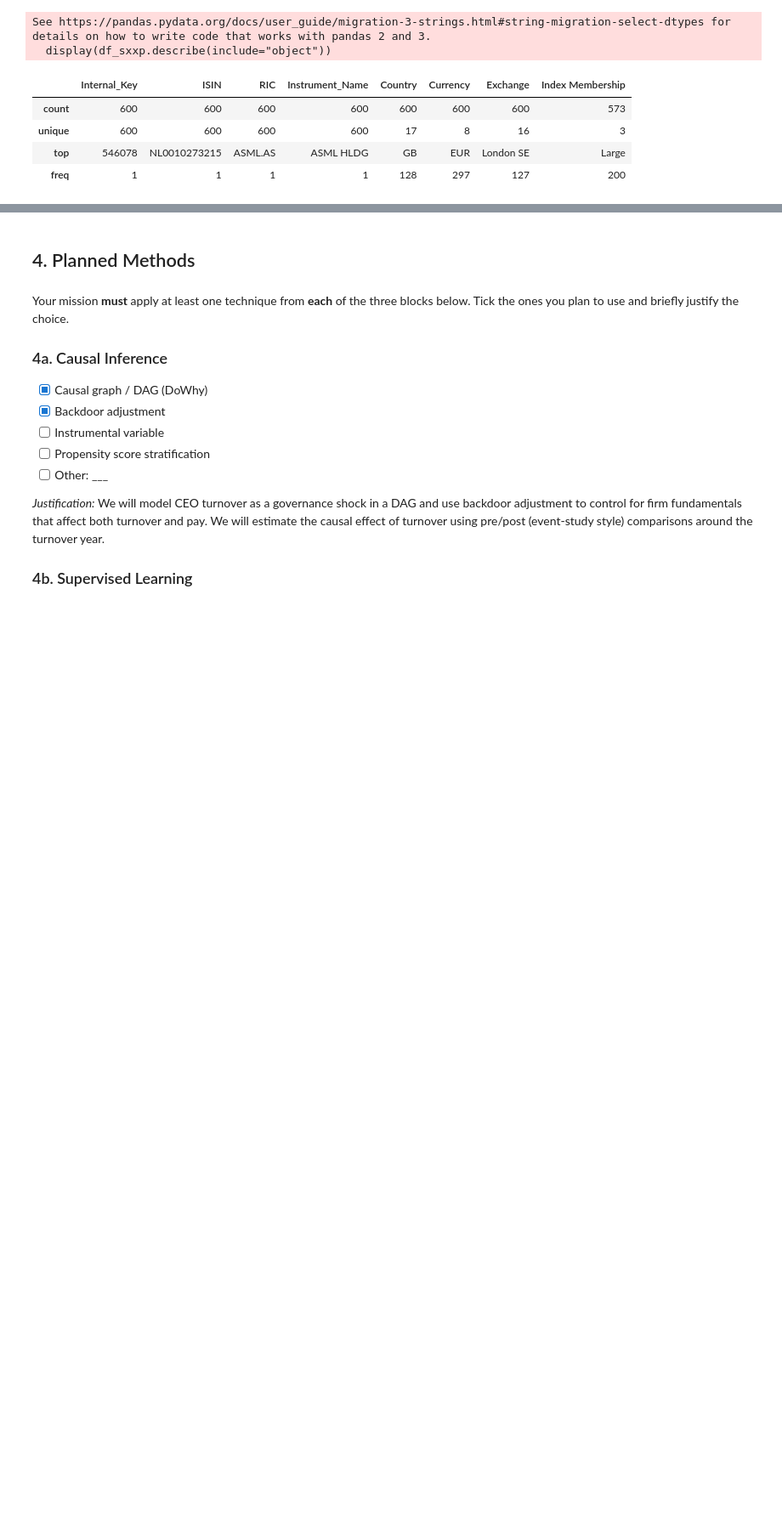
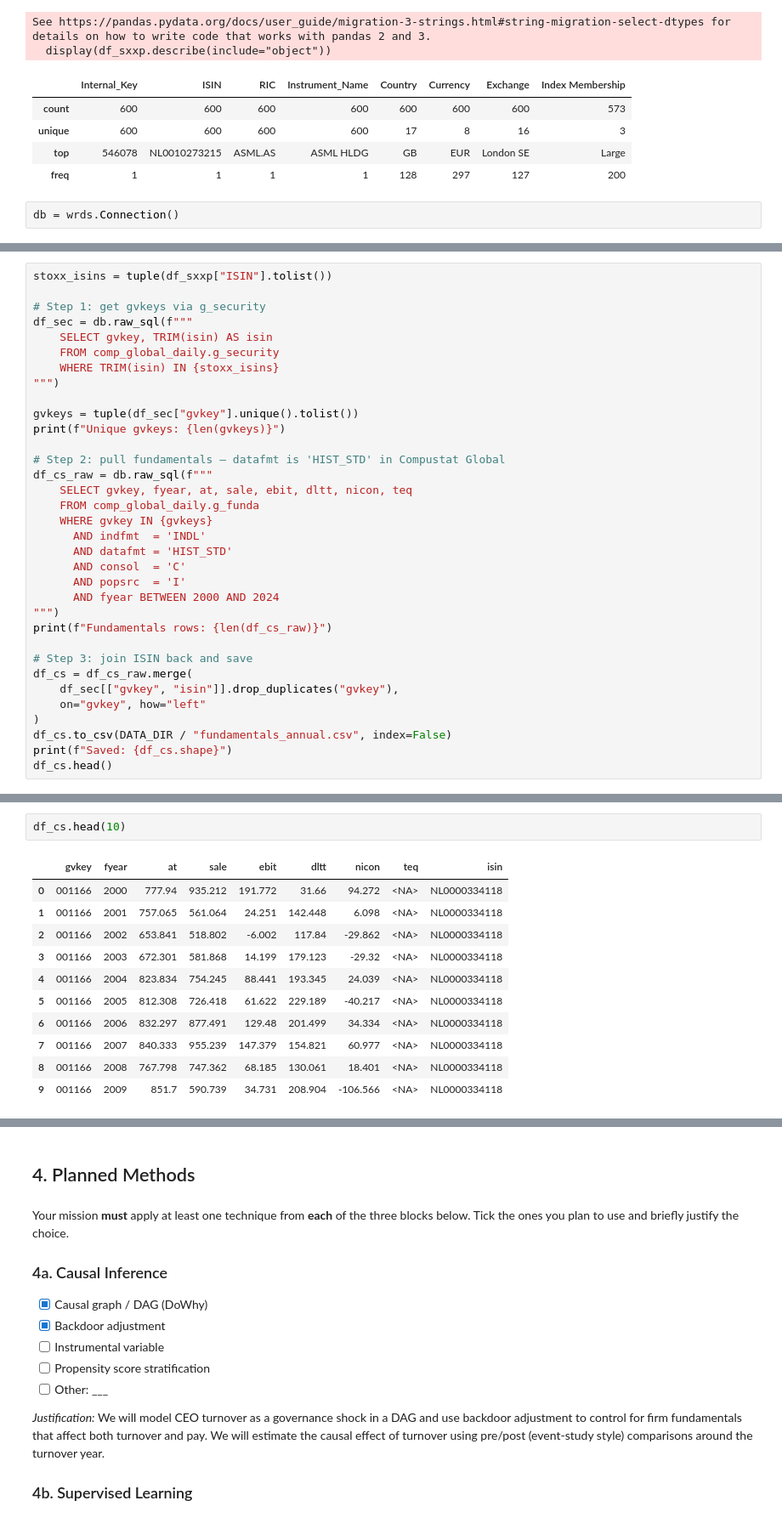
Before and after one commit to firrm/DAI, a Jupyter notebook: mission/proposals_st26/mission_proposal_Akbar-Zduńczyk.ipynb, the cells around one changed output, grey strips where cells are left out. Shown at 85% size. Saved outputs shown, nothing was run; the diff lists cells and outputs as text; blank space fills up the shorter version.

Commit message:
Data load

```diff
--- a/mission/proposals_st26/mission_proposal_Akbar-Zduńczyk.ipynb
+++ b/mission/proposals_st26/mission_proposal_Akbar-Zduńczyk.ipynb
@@ -252,3 +253,5 @@ See https://pandas.pydata.org/docs/user_guide/migration-3-strings.html#string-mi
 | unique | 600 | 600 | 600 | 600 | 17 | 8 | 16 | 3 |
 | top | 546078 | NL0010273215 | ASML.AS | ASML HLDG | GB | EUR | London SE | Large |
 | freq | 1 | 1 | 1 | 1 | 128 | 297 | 127 | 200 |
+# %%
+db = wrds.Connection()
@@ -254,0 +264,34 @@ See https://pandas.pydata.org/docs/user_guide/migration-3-strings.html#string-mi
+# %%
+stoxx_isins = tuple(df_sxxp["ISIN"].tolist())
+
+# Step 1: get gvkeys via g_security
+df_sec = db.raw_sql(f"""
+    SELECT gvkey, TRIM(isin) AS isin
+    FROM comp_global_daily.g_security
+    WHERE TRIM(isin) IN {stoxx_isins}
+""")
+
+gvkeys = tuple(df_sec["gvkey"].unique().tolist())
+print(f"Unique gvkeys: {len(gvkeys)}")
+
+# Step 2: pull fundamentals — datafmt is 'HIST_STD' in Compustat Global
+df_cs_raw = db.raw_sql(f"""
+    SELECT gvkey, fyear, at, sale, ebit, dltt, nicon, teq
+    FROM comp_global_daily.g_funda
+    WHERE gvkey IN {gvkeys}
+      AND indfmt  = 'INDL'
+      AND datafmt = 'HIST_STD'
+      AND consol  = 'C'
+      AND popsrc  = 'I'
+      AND fyear BETWEEN 2000 AND 2024
+""")
+print(f"Fundamentals rows: {len(df_cs_raw)}")
+
+# Step 3: join ISIN back and save
+df_cs = df_cs_raw.merge(
+    df_sec[["gvkey", "isin"]].drop_duplicates("gvkey"),
+    on="gvkey", how="left"
+)
+df_cs.to_csv(DATA_DIR / "fundamentals_annual.csv", index=False)
+print(f"Saved: {df_cs.shape}")
+df_cs.head()
@@ -254,0 +328,14 @@ See https://pandas.pydata.org/docs/user_guide/migration-3-strings.html#string-mi
+# %%
+df_cs.head(10)
+# %% [output]
+|  | gvkey | fyear | at | sale | ebit | dltt | nicon | teq | isin |
+| 0 | 001166 | 2000 | 777.94 | 935.212 | 191.772 | 31.66 | 94.272 | <NA> | NL0000334118 |
+| 1 | 001166 | 2001 | 757.065 | 561.064 | 24.251 | 142.448 | 6.098 | <NA> | NL0000334118 |
+| 2 | 001166 | 2002 | 653.841 | 518.802 | -6.002 | 117.84 | -29.862 | <NA> | NL0000334118 |
+| 3 | 001166 | 2003 | 672.301 | 581.868 | 14.199 | 179.123 | -29.32 | <NA> | NL0000334118 |
+| 4 | 001166 | 2004 | 823.834 | 754.245 | 88.441 | 193.345 | 24.039 | <NA> | NL0000334118 |
+| 5 | 001166 | 2005 | 812.308 | 726.418 | 61.622 | 229.189 | -40.217 | <NA> | NL0000334118 |
+| 6 | 001166 | 2006 | 832.297 | 877.491 | 129.48 | 201.499 | 34.334 | <NA> | NL0000334118 |
+| 7 | 001166 | 2007 | 840.333 | 955.239 | 147.379 | 154.821 | 60.977 | <NA> | NL0000334118 |
+| 8 | 001166 | 2008 | 767.798 | 747.362 | 68.185 | 130.061 | 18.401 | <NA> | NL0000334118 |
+| 9 | 001166 | 2009 | 851.7 | 590.739 | 34.731 | 208.904 | -106.566 | <NA> | NL0000334118 |
```
Also changed, not shown: parts of 11 cells of this notebook.
